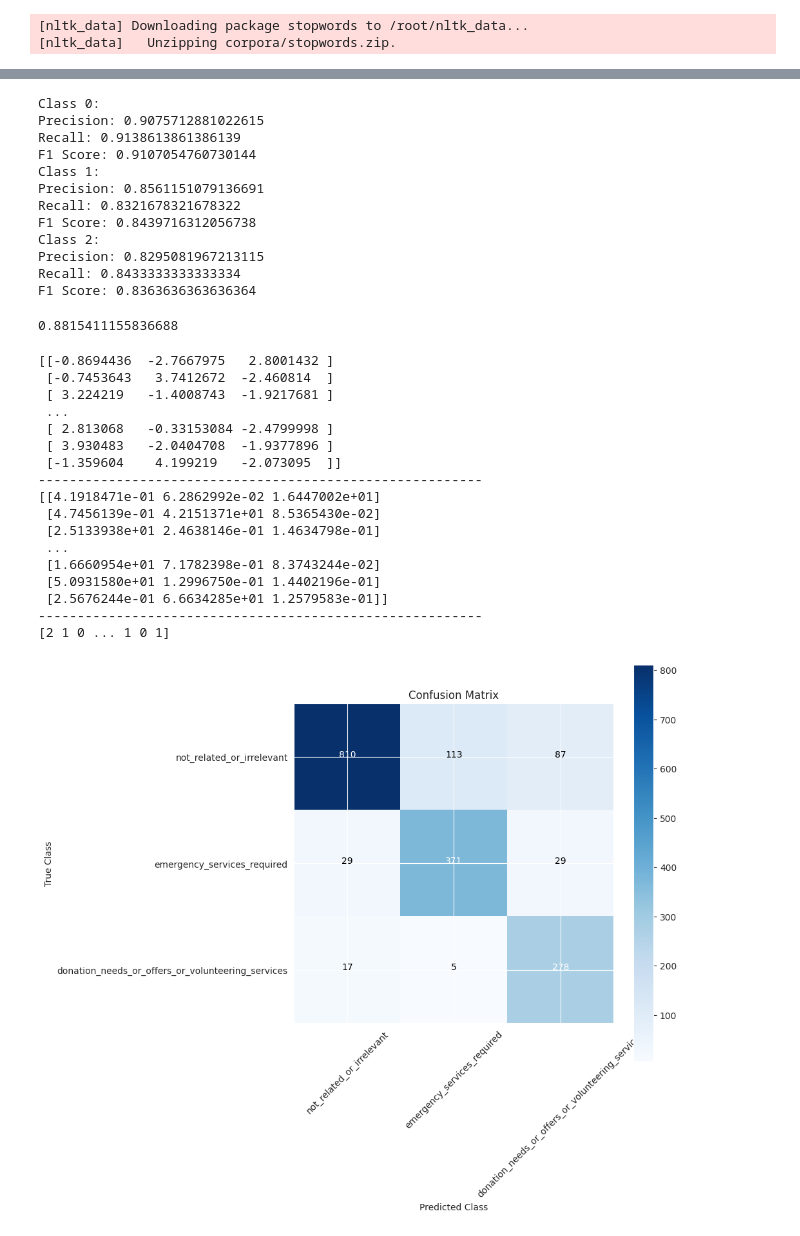
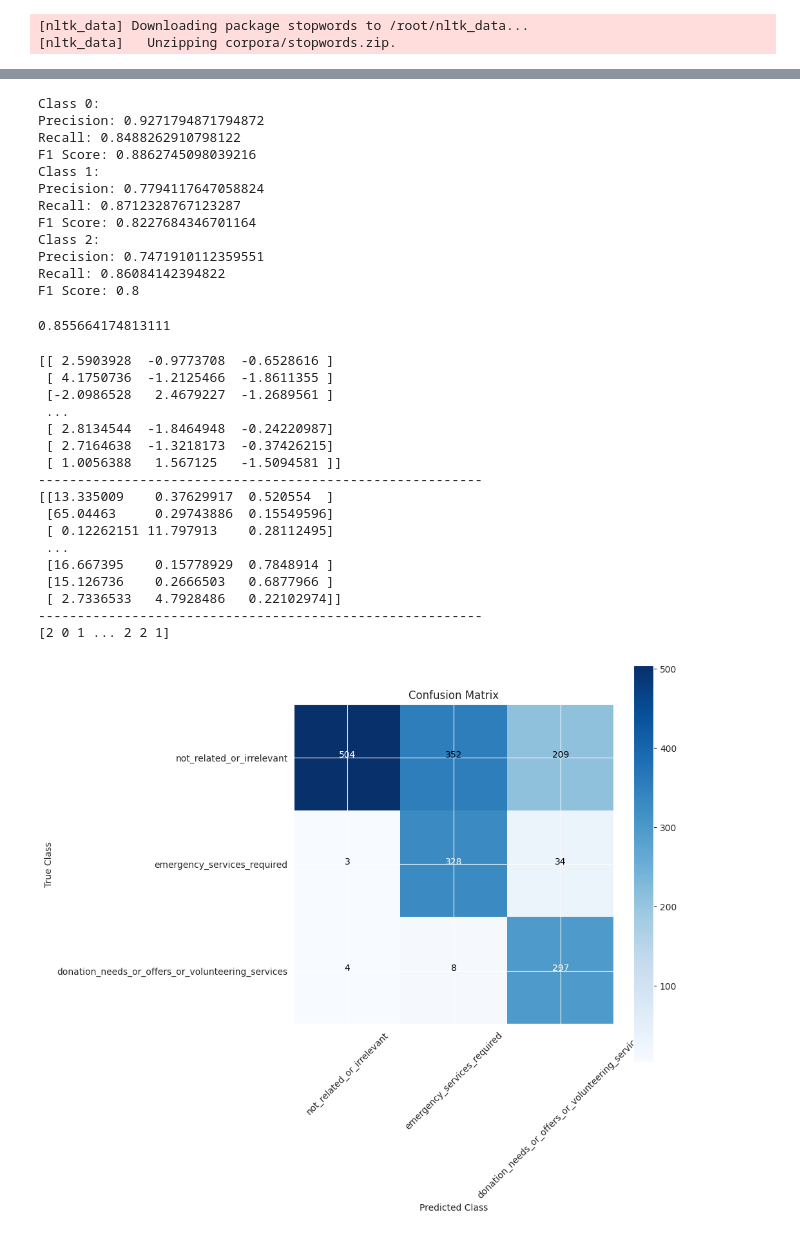
Before and after one commit to dhruvphansalkar/6301Project, a Jupyter notebook: Reduced_Bert.ipynb, the cells around one changed output, grey strips where cells are left out. Cells and saved outputs as stored; diff of their text form; code cells hidden in the pictures.

```diff
--- a/Reduced_Bert.ipynb
+++ b/Reduced_Bert.ipynb
@@ -195,7 +188,7 @@ model = AutoModelForSequenceClassification.from_pretrained("bert-base-cased", nu
 training_args = TrainingArguments(
     "test_trainer",
     num_train_epochs=1,
-    learning_rate=5e-5,
+    learning_rate=5e-2,
     per_device_train_batch_size=16,
     per_device_eval_batch_size=16,
     weight_decay=0.01
@@ -275,24 +271,24 @@ for i in range(len(class_names)):
     print(f"F1 Score: {f1[i]}")
 # %% [output]
 Class 0:
-Precision: 0.9075712881022615
-Recall: 0.9138613861386139
-F1 Score: 0.9107054760730144
+Precision: 0.9271794871794872
+Recall: 0.8488262910798122
+F1 Score: 0.8862745098039216
 Class 1:
-Precision: 0.8561151079136691
-Recall: 0.8321678321678322
-F1 Score: 0.8439716312056738
+Precision: 0.7794117647058824
+Recall: 0.8712328767123287
+F1 Score: 0.8227684346701164
 Class 2:
-Precision: 0.8295081967213115
-Recall: 0.8433333333333334
-F1 Score: 0.8363636363636364
+Precision: 0.7471910112359551
+Recall: 0.86084142394822
+F1 Score: 0.8
 # %%
 correct_predictions = np.sum(np.diag(confusion_mat))
 total_predictions = np.sum(confusion_mat)
 accuracy = correct_predictions / total_predictions
 print(accuracy)
 # %% [output]
-0.8815411155836688
+0.855664174813111
 # %%
 # this is code for threshold basde predictions
 # %%
@@ -310,7 +306,7 @@ import matplotlib.pyplot as plt
 from sklearn.metrics import confusion_matrix
 
 # Define thresholds for each class
-thresholds = [0.4, 0.6, 0.5]
+thresholds = [0.5, 0.5, 0.5]
 
 # Get predictions on the test dataset
 #test_predictions = trainer.predict(eval_d)
@@ -331,47 +327,47 @@ print(test_preds_thresh)
 # test_preds_thresh = np.argmax(test_preds_thresh, axis=-1)
 # print(test_preds_thresh)
 #test_labels = test_predictions.label_ids
 
 # Compute confusion matrix
 confusion_mat = confusion_matrix(test_labels, test_preds_thresh)
 
 # Visualize confusion matrix with numbers
 class_names = ['not_related_or_irrelevant', 'emergency_services_required', 'donation_needs_or_offers_or_volunteering_services']
 plt.figure(figsize=(8, 8))
 plt.imshow(confusion_mat, interpolation='nearest', cmap=plt.cm.Blues)
 
 # Add numbers to the confusion matrix
 for i in range(confusion_mat.shape[0]):
     for j in range(confusion_mat.shape[1]):
         plt.text(j, i, str(confusion_mat[i, j]), horizontalalignment="center", color="white" if i == j else "black")
 
 plt.colorbar()
 tick_marks = np.arange(len(class_names))
 plt.xticks(tick_marks, class_names, rotation=45)
 plt.yticks(tick_marks, class_names)
 plt.xlabel('Predicted Class')
 plt.ylabel('True Class')
 plt.title('Confusion Matrix')
 plt.show()
 # %% [output]
-[[-0.8694436  -2.7667975   2.8001432 ]
- [-0.7453643   3.7412672  -2.460814  ]
- [ 3.224219   -1.4008743  -1.9217681 ]
+[[ 2.5903928  -0.9773708  -0.6528616 ]
+ [ 4.1750736  -1.2125466  -1.8611355 ]
+ [-2.0986528   2.4679227  -1.2689561 ]
  ...
- [ 2.813068   -0.33153084 -2.4799998 ]
- [ 3.930483   -2.0404708  -1.9377896 ]
- [-1.359604    4.199219   -2.073095  ]]
+ [ 2.8134544  -1.8464948  -0.24220987]
+ [ 2.7164638  -1.3218173  -0.37426215]
+ [ 1.0056388   1.567125   -1.5094581 ]]
 ---------------------------------------------------------
-[[4.1918471e-01 6.2862992e-02 1.6447002e+01]
- [4.7456139e-01 4.2151371e+01 8.5365430e-02]
- [2.5133938e+01 2.4638146e-01 1.4634798e-01]
+[[13.335009    0.37629917  0.520554  ]
+ [65.04463     0.29743886  0.15549596]
+ [ 0.12262151 11.797913    0.28112495]
  ...
- [1.6660954e+01 7.1782398e-01 8.3743244e-02]
- [5.0931580e+01 1.2996750e-01 1.4402196e-01]
- [2.5676244e-01 6.6634285e+01 1.2579583e-01]]
+ [16.667395    0.15778929  0.7848914 ]
+ [15.126736    0.2666503   0.6877966 ]
+ [ 2.7336533   4.7928486   0.22102974]]
 ---------------------------------------------------------
-[2 1 0 ... 1 0 1]
+[2 0 1 ... 2 2 1]
-[figure, old version]
+[figure, new version]
 # %%
 precision, recall, f1, support = precision_recall_fscore_support(test_labels, test_preds_thresh)
 
```
Also changed, not shown: parts of 8 cells of this notebook.
